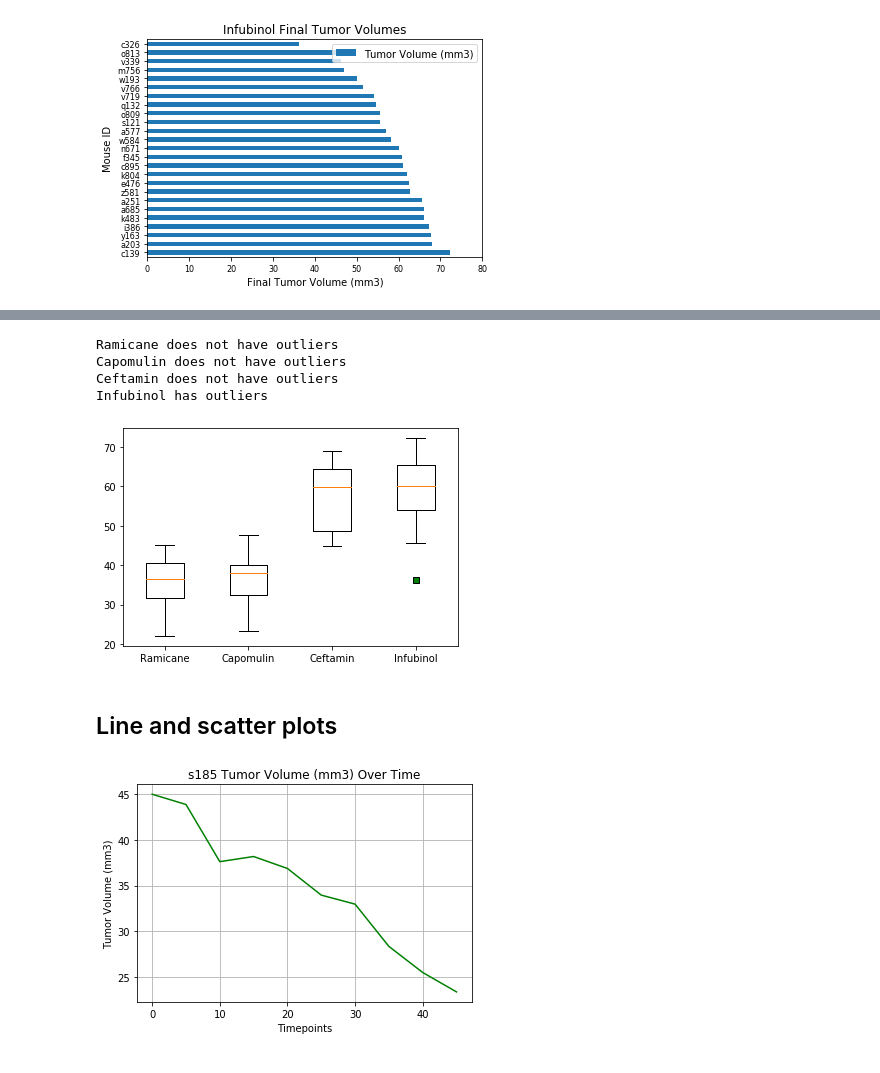
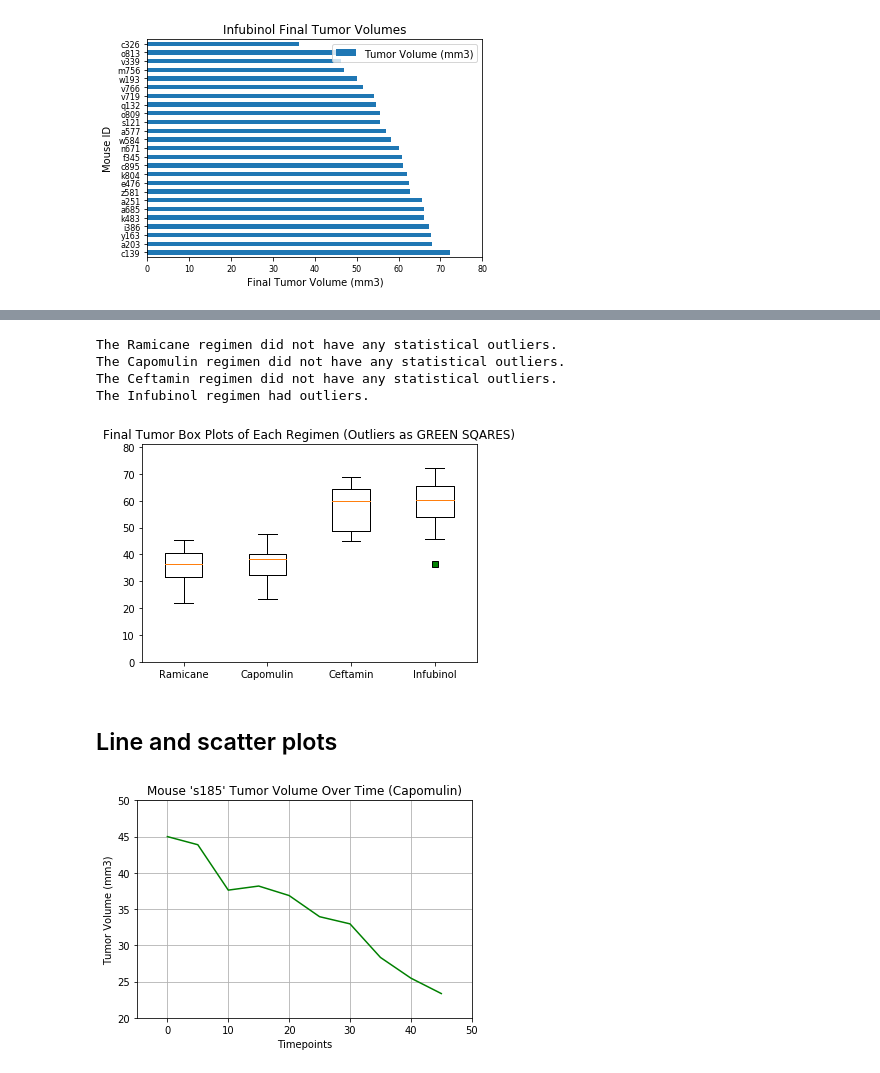
Before and after one commit to patrickhpatin/matplotlib-challenge, a Jupyter notebook: pymaceuticals_starter.ipynb, the cells around one changed output, grey strips where cells are left out. Drawn from its saved outputs; the diff is of its cells as text; code cells hidden in the pictures.

```diff
--- a/pymaceuticals_starter.ipynb
+++ b/pymaceuticals_starter.ipynb
@@ -285,48 +299,50 @@ for index in range(4):
         outliers = Ramicane_Vols.loc[Ramicane_Vols["Tumor Volume (mm3)"] < regimen_summary.iloc[index, 8]] | Ramicane_Vols.loc[Ramicane_Vols["Tumor Volume (mm3)"] > regimen_summary.iloc[index, 9]]
         outliers = outliers.rename(columns={"Tumor Volume (mm3)":"Ramicane Outliers"})
         if len(outliers["Ramicane Outliers"]) == 0:
-            print("Ramicane does not have outliers")
+            print("The Ramicane regimen did not have any statistical outliers.")
         else:
-            print("Ramicane has outliers")
+            print("The Ramicane regimen had outliers.")
     elif index == 1:
         outliers = Capomulin_Vols.loc[Capomulin_Vols["Tumor Volume (mm3)"] < regimen_summary.iloc[index, 8]] | Capomulin_Vols.loc[Capomulin_Vols["Tumor Volume (mm3)"] > regimen_summary.iloc[index, 9]]
         outliers = outliers.rename(columns={"Tumor Volume (mm3)":"Capomulin Outliers"})
         if len(outliers["Capomulin Outliers"]) == 0:
-            print("Capomulin does not have outliers")
+            print("The Capomulin regimen did not have any statistical outliers.")
         else:
-            print("Capomulin has outliers")
+            print("The Capomulin regimen had outliers.")
     elif index == 2:
         outliers = Ceftamin_Vols.loc[Ceftamin_Vols["Tumor Volume (mm3)"] < regimen_summary.iloc[index, 8]] | Ceftamin_Vols.loc[Ceftamin_Vols["Tumor Volume (mm3)"] > regimen_summary.iloc[index, 9]]
         outliers = outliers.rename(columns={"Tumor Volume (mm3)":"Ceftamin Outliers"})
         if len(outliers["Ceftamin Outliers"]) == 0:
-            print("Ceftamin does not have outliers")
+            print("The Ceftamin regimen did not have any statistical outliers.")
         else:
-            print("Ceftamin has outliers")
+            print("The Ceftamin regimen had outliers.")
     elif index == 3:
         outliers = Infubinol_Vols.loc[Infubinol_Vols["Tumor Volume (mm3)"] < regimen_summary.iloc[index, 8]] | Infubinol_Vols.loc[Infubinol_Vols["Tumor Volume (mm3)"] > regimen_summary.iloc[index, 9]]
         outliers = outliers.rename(columns={"Tumor Volume (mm3)":"Infubinol Outliers"})
         if len(outliers["Infubinol Outliers"]) == 0:
-            print("Infubinol does not have outliers")
+            print("The Infubinol regimen did not have any statistical outliers.")
         else:
-            print("Infubinol has outliers")
+            print("The Infubinol regimen had outliers.")
 # %% [output]
-Ramicane does not have outliers
-Capomulin does not have outliers
-Ceftamin does not have outliers
-Infubinol has outliers
+The Ramicane regimen did not have any statistical outliers.
+The Capomulin regimen did not have any statistical outliers.
+The Ceftamin regimen did not have any statistical outliers.
+The Infubinol regimen had outliers.
 # %%
 # Generate a box plot of the final tumor volume of each mouse across four regimens of interest
 Mouse_BoxPlots = {"Ramicane": final_Ramicane["Tumor Volume (mm3)"],
             "Capomulin": final_Capomulin["Tumor Volume (mm3)"],
             "Ceftamin": final_Ceftamin["Tumor Volume (mm3)"],
             "Infubinol": final_Infubinol["Tumor Volume (mm3)"]}
 
 fig, ax = plt.subplots()
+plt.title("Final Tumor Box Plots of Each Regimen (Outliers as GREEN SQARES)")
 ax.boxplot(Mouse_BoxPlots.values(), showfliers=True, flierprops={"markerfacecolor":'g', "marker":'s'})
 ax.set_xticklabels(Mouse_BoxPlots.keys())
+ax.set_ylim(0,81)
 plt.show()
 # %% [output]
-[figure, old version]
+[figure, new version]
 # %% [markdown]
 ## Line and scatter plots
 # %%
@@ -342,15 +358,17 @@ mouse_timepoints = s185_data["Timepoint"]
 # Plot the world average as a line chart
 plt.plot(mouse_timepoints, mouse_tvolumes, color="g")
 
-plt.title("s185 Tumor Volume (mm3) Over Time")
+plt.title("Mouse 's185' Tumor Volume Over Time (Capomulin)")
 plt.xlabel("Timepoints")
 plt.ylabel("Tumor Volume (mm3)")
 plt.grid(True)
+plt.ylim((20,50))
+plt.xlim((-5,50))
 
 # Show the chart
 plt.show()
 # %% [output]
-[figure, old version]
+[figure, new version]
 # %%
 # Generate a scatter plot of mouse weight versus average tumor volume for the Capomulin regimen
 Capomulin_scatter = merged_data[merged_data["Drug Regimen"].isin(["Capomulin"])].set_index('Drug Regimen')
```
Also changed, not shown: parts of 9 cells of this notebook.
